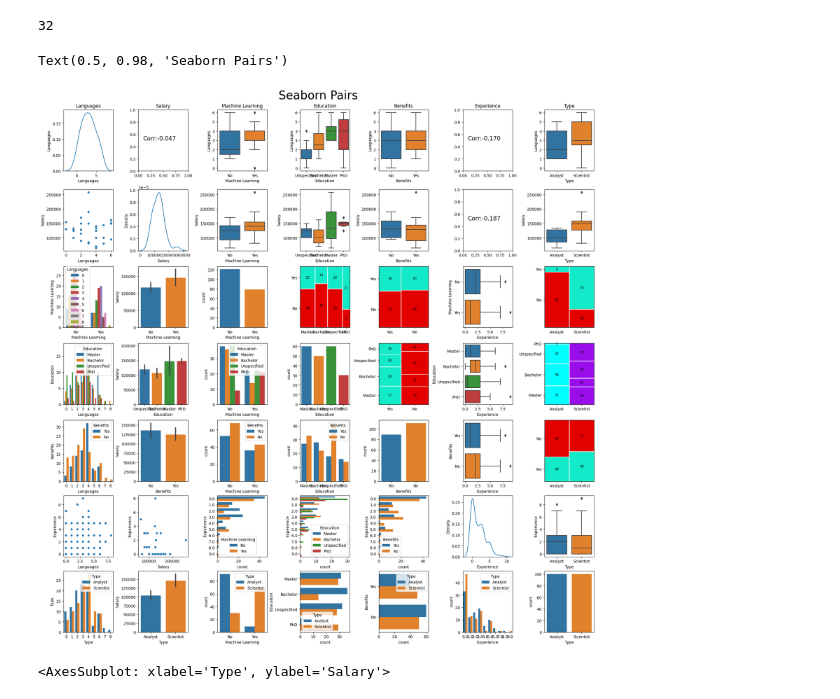
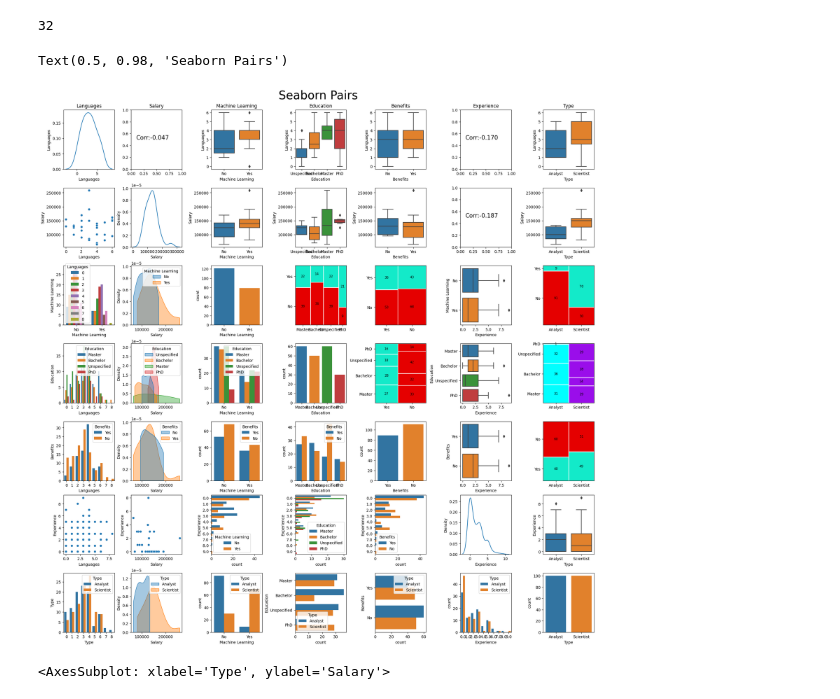
Before and after one commit to clwchanx/STA-141B, a Jupyter notebook: ggpairs.ipynb, the cells around one changed output. Drawn from its saved outputs; the diff is of its cells as text; code cells hidden in the pictures.

Commit message:
Kernel Density Plots for Salary column

```diff
--- a/ggpairs.ipynb
+++ b/ggpairs.ipynb
@@ -143,17 +143,21 @@ sns.boxplot(data=df_na, x="Type",y="Salary", ax=axes[1][6])
 
 #column
 ##Sal-Machine Learning (bar) (subfigures)
-sns.barplot(data=df_na, x="Machine Learning",y="Salary", ax=axes[2][1])
-#wei says to just adjust transparency or colors rather than try to make subfigures and split the grid
+sns.kdeplot(data=df_na, x="Salary", hue="Machine Learning", cut=0, fill=True, common_norm=False, alpha=0.4,ax=axes[2][1])
+#sns.barplot(data=df_na, x="Machine Learning",y="Salary", ax=axes[2][1])
+###wei says to just adjust transparency or colors rather than try to make subfigures and split the grid
 
 ##Sal-Education (bar)
-sns.barplot(data=df_na, y="Salary",x="Education", ax=axes[3][1])
+##sns.barplot(data=df_na, y="Salary",x="Education", ax=axes[3][1])
+sns.kdeplot(data=df_na, x="Salary", hue="Education", cut=0, fill=True, common_norm=False, alpha=0.4,ax=axes[3][1])
 ##Sal-Benefits (bar)
-sns.barplot(data=df_na, y="Salary",x="Benefits", ax=axes[4][1])
+##sns.barplot(data=df_na, y="Salary",x="Benefits", ax=axes[4][1])
+sns.kdeplot(data=df_na, x="Salary", hue="Benefits", cut=0, fill=True, common_norm=False, alpha=0.4,ax=axes[4][1])
 ##Sal-Experience (scatterplot)
 sns.scatterplot(df_na, x="Salary", y="Experience",ax=axes[5][1])
 ##Sal-Type (stacked bar)
-sns.barplot(data=df_na, x="Type",y="Salary", ax=axes[6][1])
+##sns.barplot(data=df_na, x="Type",y="Salary", ax=axes[6][1])
+sns.kdeplot(data=df_na, x="Salary", hue="Type", cut=0, fill=True, common_norm=False, alpha=0.4,ax=axes[6][1])
 
 #Machine Learning
 #Row
@@ -264,34 +268,34 @@ sns.boxplot(data=df_plot, x="Experience",y="Benefits", ax=axes[4][5])
 props={}
 props[('Analyst','Yes')]={'facecolor':'xkcd:aqua','edgecolor':'white'}
 props[('Analyst','No')]= {'facecolor':'xkcd:red','edgecolor':'white'}
 props[('Scientist','Yes')]={'facecolor':'xkcd:aqua','edgecolor':'white'}
 props[('Scientist','No')]= {'facecolor':'xkcd:red','edgecolor':'white'}
 labelizer=lambda k:{('Analyst','Yes'):40,('Scientist','Yes'):49,
                     ('Analyst','No'):60,('Scientist','No'):51}[k]
 mosaic(df_plot,['Type','Benefits'],labelizer=labelizer,properties=props,ax=axes[4][6])
 #Column
 ##Experience (horizontal bars)
 sns.countplot(data=df_plot, y='Experience',hue="Benefits",ax=axes[5][4])
 ##Type
 sns.countplot(data=df_plot, y='Benefits',hue="Type",ax=axes[6][4])
 
 #Experience
 #rows
 ##itself (line)
 sns.kdeplot(df_plot, x="Experience",ax=axes[5][5])
 ##Type
 sns.boxplot(data=df_plot, x="Type",y="Experience", ax=axes[5][6])
 
 #columns
 ##Type
 sns.countplot(df_plot, x="Experience",hue="Type",ax=axes[6][5])
 ##Type on itself
 sns.countplot(data=df_plot, x="Type",ax=axes[6][6])
 
 fig.suptitle(t = 'Seaborn Pairs', fontsize = 30)
 # %% [output]
 Text(0.5, 0.98, 'Seaborn Pairs')
-[figure, old version]
+[figure, new version]
 # %%
 sns.boxplot(data=df_na, x="Type",y="Salary") #for slides box plot of salary-type
 # %% [output]
```
